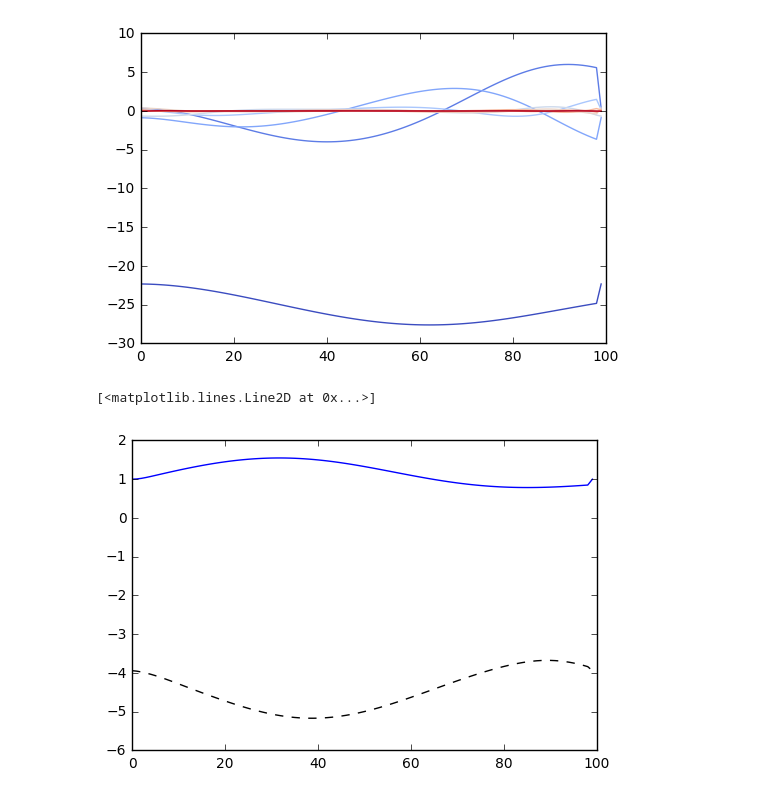
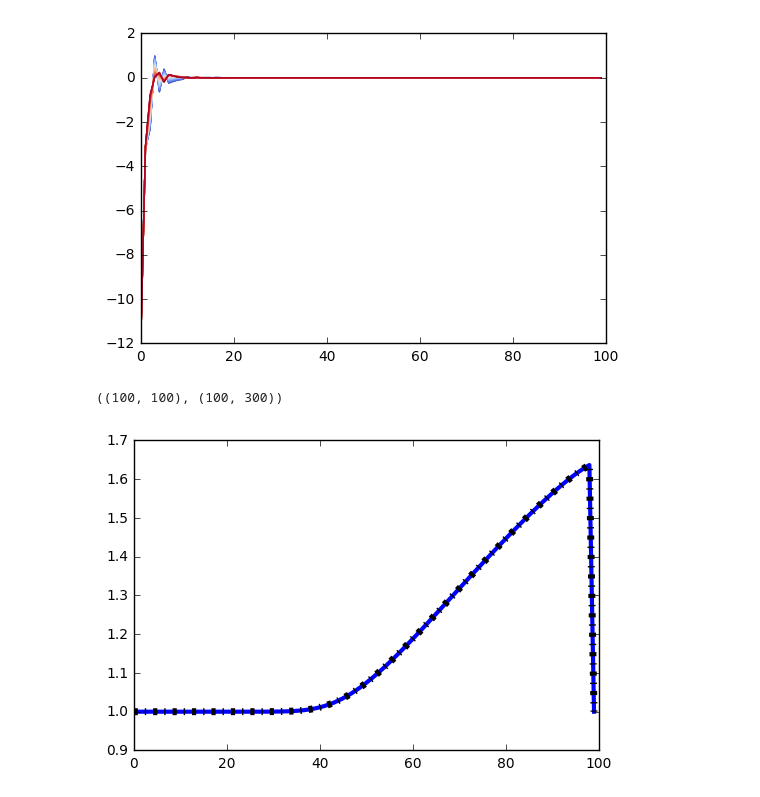
Before and after one commit to kilojoules/numerical_experiments, a Jupyter notebook: burgers/POD.ipynb, the cells around one changed output. Saved outputs shown, nothing was run; the diff lists cells and outputs as text; code cells hidden in the pictures.

```diff
--- a/burgers/POD.ipynb
+++ b/burgers/POD.ipynb
@@ -41,4 +53,6 @@ np.mean(np.gradient(u, dx))
 # %%
-a = np.dot(u_record.T, u_record)
-a.shape
+# Calculate the covariance matrix
+a = np.dot(u_record, u_record.T)
+# a = np.dot(u_record.T, u_record)
+a.shape, u_record.shape
 # %% [output]
@@ -60,25 +79,29 @@ plt.title("Eigenvalue Spectrum")
 # %%
 # The columns of phi are the basis functions, right?
 
-phi = np.dot(u_record, P)
+# Calculate the basis functions
+phi = np.dot(P.T, u_record)
 
-# normalize phi
+# normalize phi - makes my solution worse!
 #for i in range(len(phi[1, :])):
 #    phi[:, i] = phi[:, i] / np.sum(phi[:, i])
 
 # plot first 10 functions
-colors = plt.cm.coolwarm(np.arange(10) / 9.)
-for i in range(10): plt.plot(phi[:, i], c=colors[i])
+colors = plt.cm.coolwarm(np.arange(50) / 49.)
+for i in range(50): plt.plot(phi[:, i], c=colors[i])
+
+# TODO Check if orthogonal
 # %% [output]
-[figure, old version]
+[figure, new version]
 # %%
-# plot the snapshot at time 10
-plt.plot(u_record[:, 10])
+# plot the snapshot at last time
+plt.plot(u_record[:, -1], linewidth=3)
 
 # reconstruct the snapshot using phi
-ubar = np.dot(Q, phi.T)
-plt.plot(ubar.T[:, 10], c='k', ls='--')
+ubar = np.dot(Q.T, phi)
+plt.plot(ubar[:, -1], c='k', ls='-.', linewidth=5)
+Q.shape, phi.shape
 #plt.ylim(0,2)
 # %% [output]
-[<matplotlib.lines.Line2D at 0x...>]
+((100, 100), (100, 300))
-[figure, old version]
+[figure, new version]
```
Also changed, not shown: parts of 10 cells of this notebook, 1 other file.
